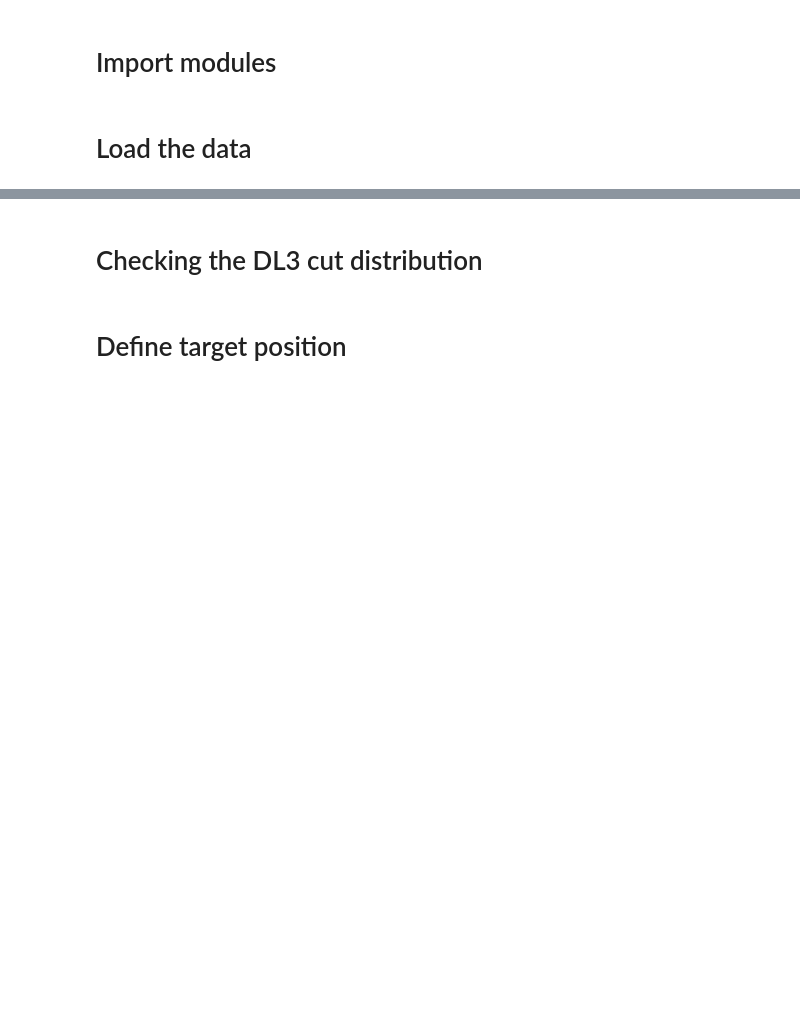
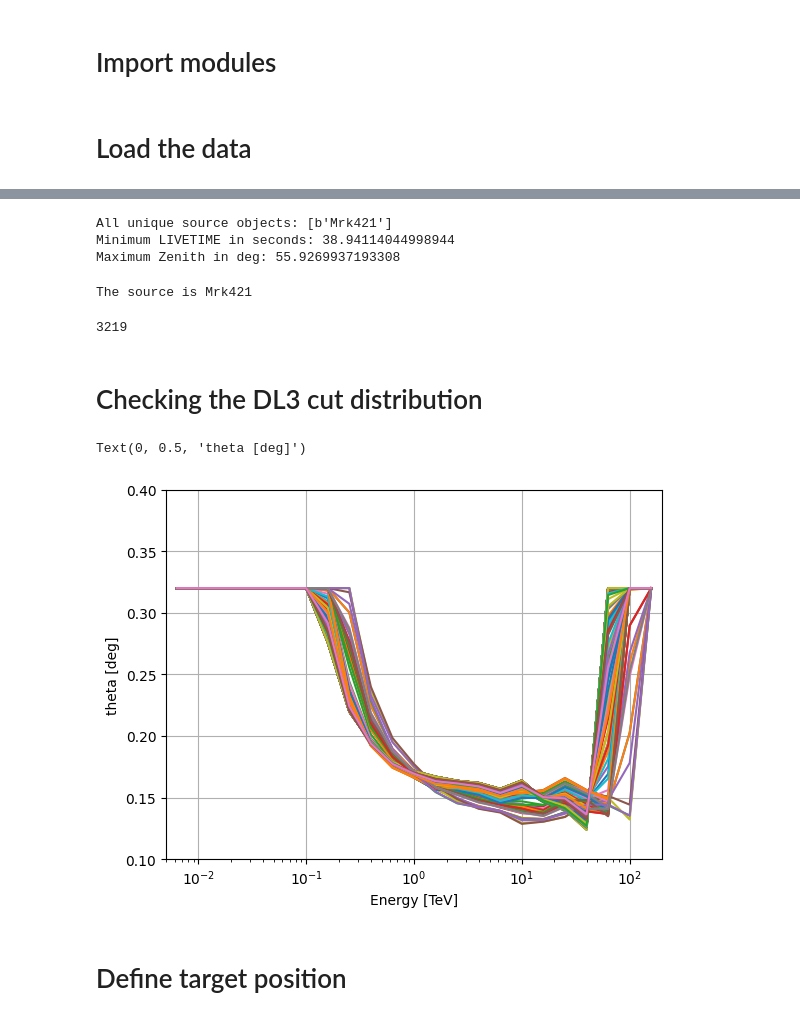
Before and after one commit to cta-japan-oda/OnsiteDataAnalysis2023, a Jupyter notebook: Chap6_DL3toFlux/dl3_to_sed_for_ASWG_extended.ipynb, the cells around one changed output, grey strips where cells are left out. Saved outputs shown, nothing was run; the diff lists cells and outputs as text; code cells hidden in the pictures; blank space fills up the shorter version.

```diff
--- a/Chap6_DL3toFlux/dl3_to_sed_for_ASWG_extended.ipynb
+++ b/Chap6_DL3toFlux/dl3_to_sed_for_ASWG_extended.ipynb
@@ -58,7 +58,7 @@ from scipy.stats import chi2, norm
 # %% [markdown]
 # Load the data
 # %%
-dir_path = "path/to/dl3/dir"
+dir_path = "/home/joshua.baxter/Work/LST-1_analysis/Paper_AGN/Mrk421/data/DL3/v0.9.13/g_80/OfficialRF_dec_3476/"
 # %%
 total_datastore = DataStore.from_dir(dir_path)
 
@@ -81,14 +131,54 @@ observations_total = total_datastore.get_observations(
+# %%
+print("All unique source objects:", np.unique(total_datastore.obs_table["OBJECT"].data))
+print("Minimum LIVETIME in seconds:", np.amin(total_datastore.obs_table["LIVETIME"].data))
+print("Maximum Zenith in deg:", np.amax(total_datastore.obs_table["ZEN_PNT"].data))
+# %% [output]
+All unique source objects: [b'Mrk421']
+Minimum LIVETIME in seconds: 38.94114044998944
+Maximum Zenith in deg: 55.9269937193308
+# %%
+obj_name = np.unique(total_datastore.obs_table["OBJECT"])[0]
+print("The source is", obj_name)
+# %% [output]
+The source is Mrk421
+# %%
+min_time = 300 # in s
+max_zen = 50 # in deg
+
+
+d_wob = [total_datastore.obs_table["OBS_MODE"] == 'POINTING']
+d_time = [total_datastore.obs_table["LIVETIME"] > min_time]
+d_zen = [total_datastore.obs_table["ZEN_PNT"] < max_zen]
+d_obj = [total_datastore.obs_table["OBJECT"] == obj_name]
+
+wob_obs_table = total_datastore.obs_table[
+    d_wob[0]*d_zen[0]*d_obj[0]*d_time[0]
+]
+wob_obs_list = wob_obs_table["OBS_ID"]
+
+observations_wob = total_datastore.get_observations(
+    wob_obs_list.data,
+    required_irf=["aeff", "edisp", "rad_max"] #, "bkg", "point-like", "all-optional"
+)
+# %%
+observations_wob[1].obs_id
+# %% [output]
+3219
 # %% [markdown]
 # Checking the DL3 cut distribution
 # %%
 ax = observations_wob[0].rad_max.plot_rad_max_vs_energy()
 plt.grid()
 
 for o in observations_wob:
     o.rad_max.plot_rad_max_vs_energy()
 ax.legend().remove()
 ax.set_ylim(0.1, 0.4)
 ax.yaxis.set_major_formatter("{x:.2f}")
+ax.set_ylabel("theta [deg]")
+# %% [output]
+Text(0, 0.5, 'theta [deg]')
+[figure, added]
 # %% [markdown]
 # Define target position
 # %%
```
Also changed, not shown: parts of 48 cells of this notebook.
